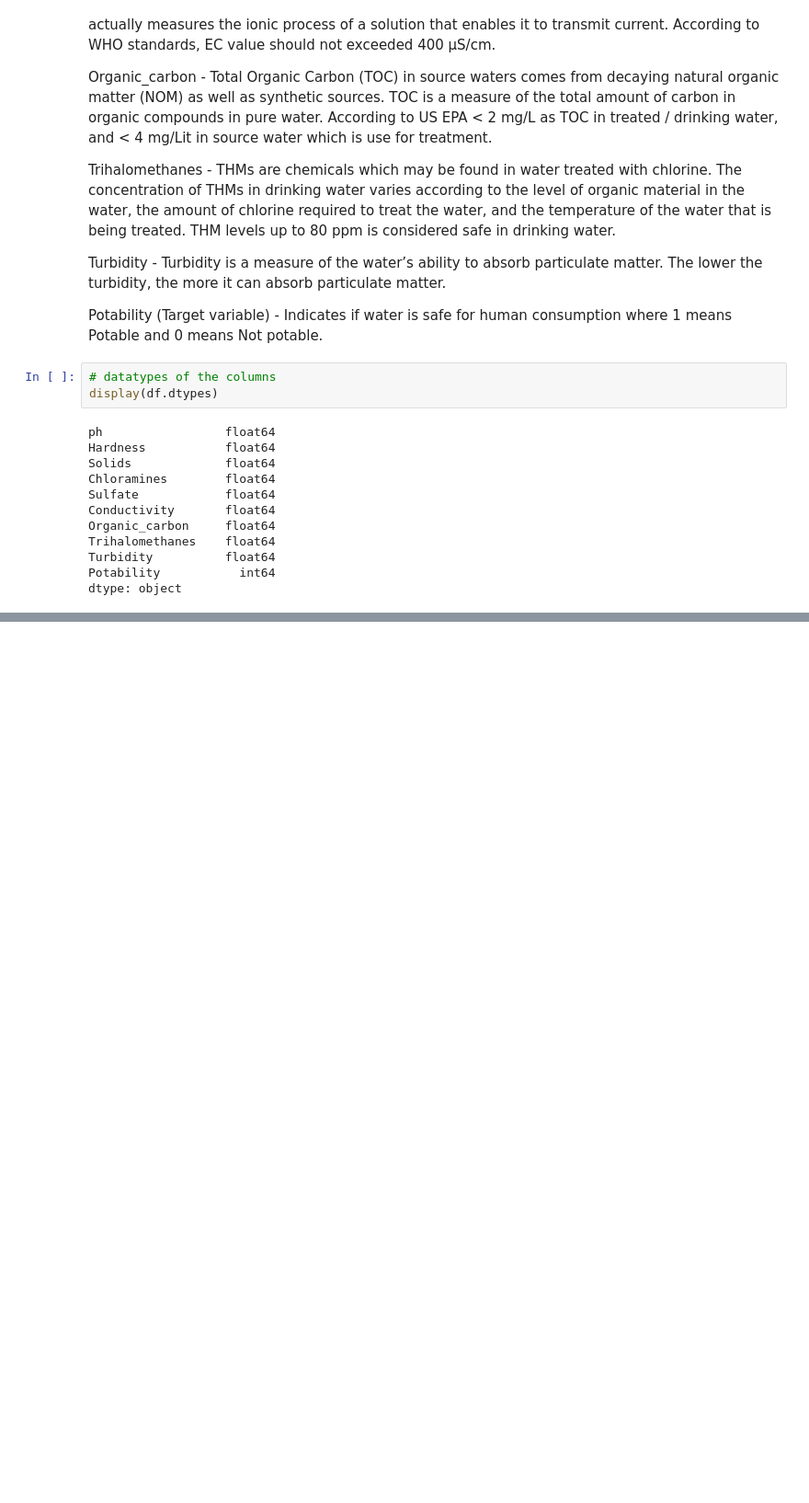
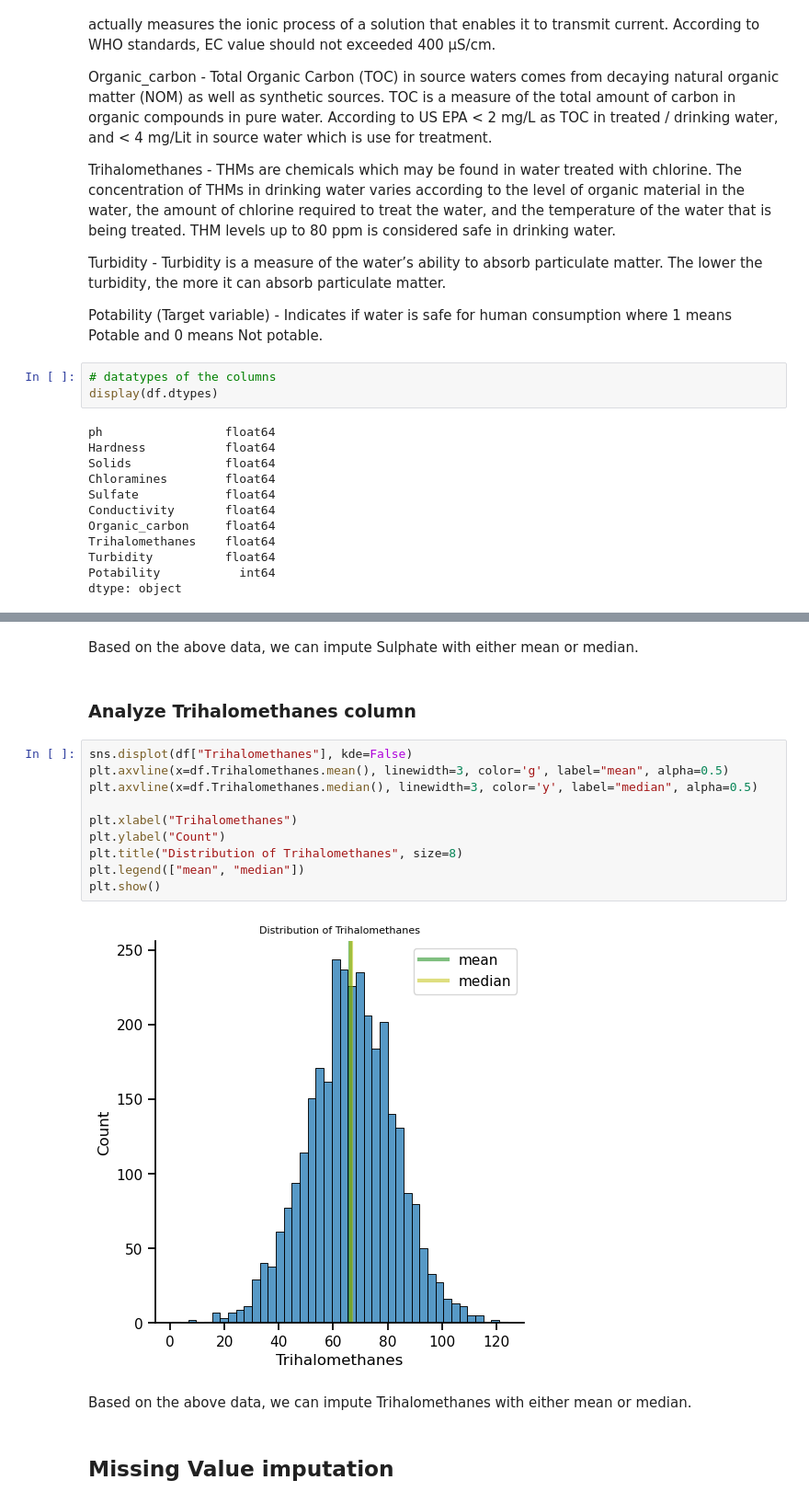
Before and after one commit to mohameddhameem/IBM-Machine-Learning, a Jupyter notebook: Exploratory Data Analysis for Machine Learning/Final_Assignment.ipynb, the cells around one changed output, grey strips where cells are left out. Shown at 92% size. Cells and saved outputs as stored; diff of their text form; blank space fills up the shorter version.

```diff
--- a/Exploratory Data Analysis for Machine Learning/Final_Assignment.ipynb
+++ b/Exploratory Data Analysis for Machine Learning/Final_Assignment.ipynb
@@ -89,0 +144,20 @@ df.describe()
+# %% [markdown]
+Based on the above data, we can impute Sulphate with either mean or median.
+# %% [markdown]
+### Analyze Trihalomethanes column
+# %%
+sns.displot(df["Trihalomethanes"], kde=False)
+plt.axvline(x=df.Trihalomethanes.mean(), linewidth=3, color='g', label="mean", alpha=0.5)
+plt.axvline(x=df.Trihalomethanes.median(), linewidth=3, color='y', label="median", alpha=0.5)
+
+plt.xlabel("Trihalomethanes")
+plt.ylabel("Count")
+plt.title("Distribution of Trihalomethanes", size=8)
+plt.legend(["mean", "median"])
+plt.show()
+# %% [output]
+[figure, added]
+# %% [markdown]
+Based on the above data, we can impute Trihalomethanes with either mean or median.
+# %% [markdown]
+## Missing Value imputation
```
Also changed, not shown: parts of 12 cells of this notebook.
